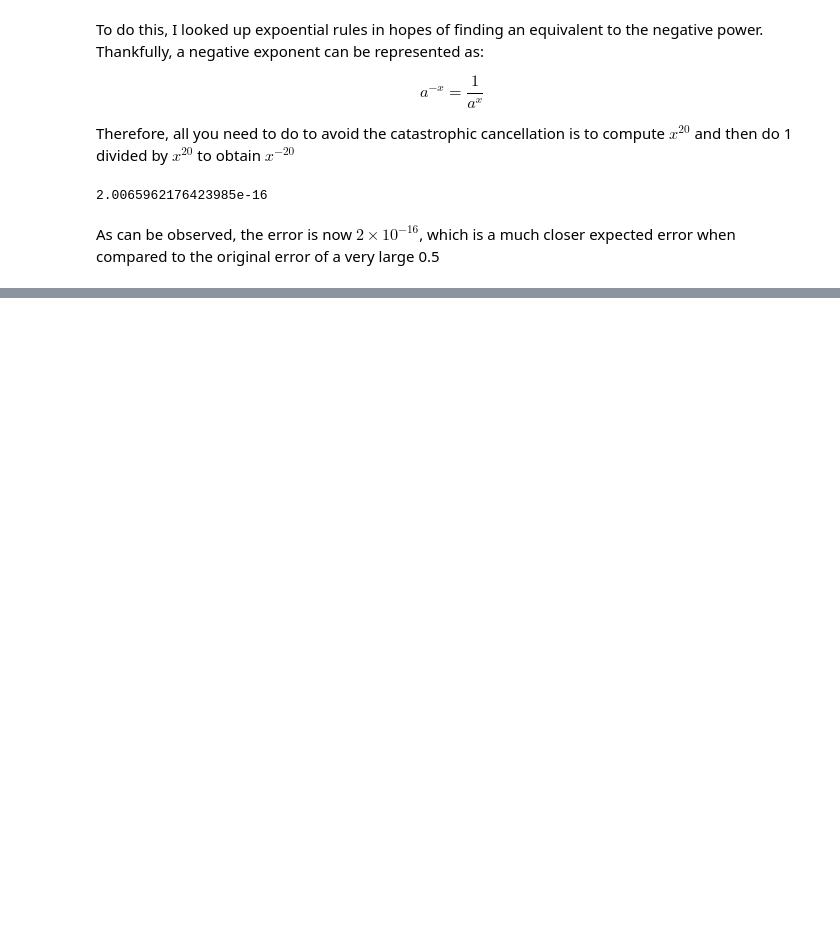
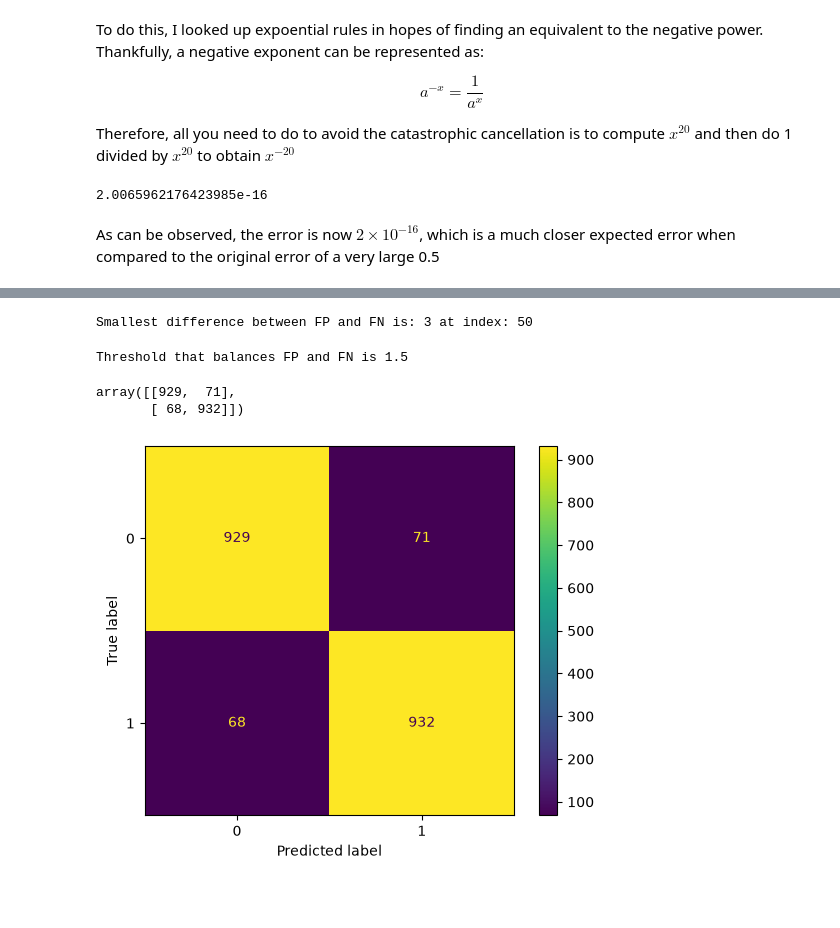
Before and after one commit to Dueling-W/SciML-GirardW-Fall26, a Jupyter notebook: Homework/Homework 2/hw2.ipynb, the cells around one changed output, grey strips where cells are left out. Drawn from its saved outputs; the diff is of its cells as text; code cells hidden in the pictures; blank space fills up the shorter version.

```diff
--- a/Homework/Homework 2/hw2.ipynb
+++ b/Homework/Homework 2/hw2.ipynb
@@ -173,0 +318,41 @@ As can be observed, the error is now $2 \times 10^{-16}$, which is a much closer
+# %%
+FP = np.array([(samples_dict[0] >= th).sum() for th in thresholds])  # everything in A_0 is noise (noise called signal)
+FN = np.array([(samples_dict[3] < th).sum() for th in thresholds])  # everything in A_3 is signal (signal called noise)
+
+balance = np.array([abs(fp-fn) for fp, fn in zip(FP, FN)])
+print(f'Smallest difference between FP and FN is: {min(balance)} at index: {np.argmin(balance)}')
+# %% [output]
+Smallest difference between FP and FN is: 3 at index: 50
+# %%
+# now just get the corresponding threshold value
+
+best_thresh = thresholds[50]
+print(f'Threshold that balances FP and FN is {best_thresh}')
+# %% [output]
+Threshold that balances FP and FN is 1.5
+# %%
+from sklearn.metrics import ConfusionMatrixDisplay
+from sklearn.metrics import confusion_matrix
+
+# make predictions
+y_pred = []
+all_points = samples_dict[0] + samples_dict[3]
+
+y_pred = [0 if p <= best_thresh else 1 for p in all_points] # 0 = noise, 1 = signal
+y_true = [0] * len(samples_dict[0]) + [1] * len(samples_dict[3]) # all points in A0 = noise, all points in A3 = signal
+
+cm = confusion_matrix(y_true, y_pred)
+cm
+# %% [output]
+array([[929,  71],
+       [ 68, 932]])
+# %%
+# display confusion matrix
+
+disp = ConfusionMatrixDisplay(confusion_matrix=cm)
+disp.plot()
+plt.show()
+# %% [output]
+[figure, added]
+# %% [markdown]
+###
```
Also changed, not shown: parts of 13 cells of this notebook.
